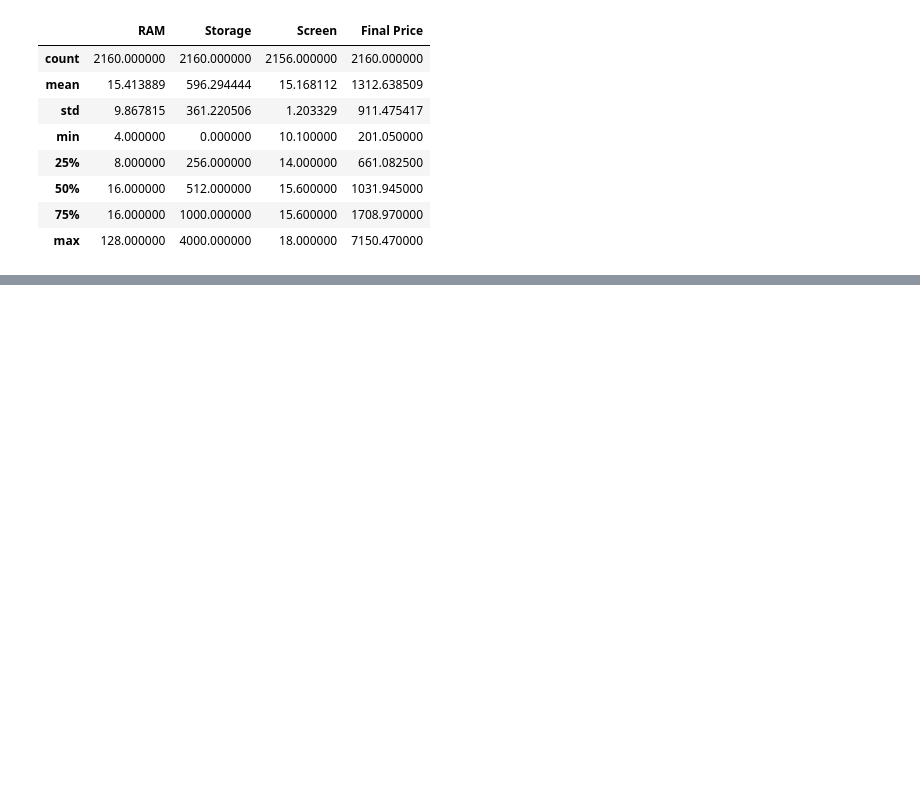
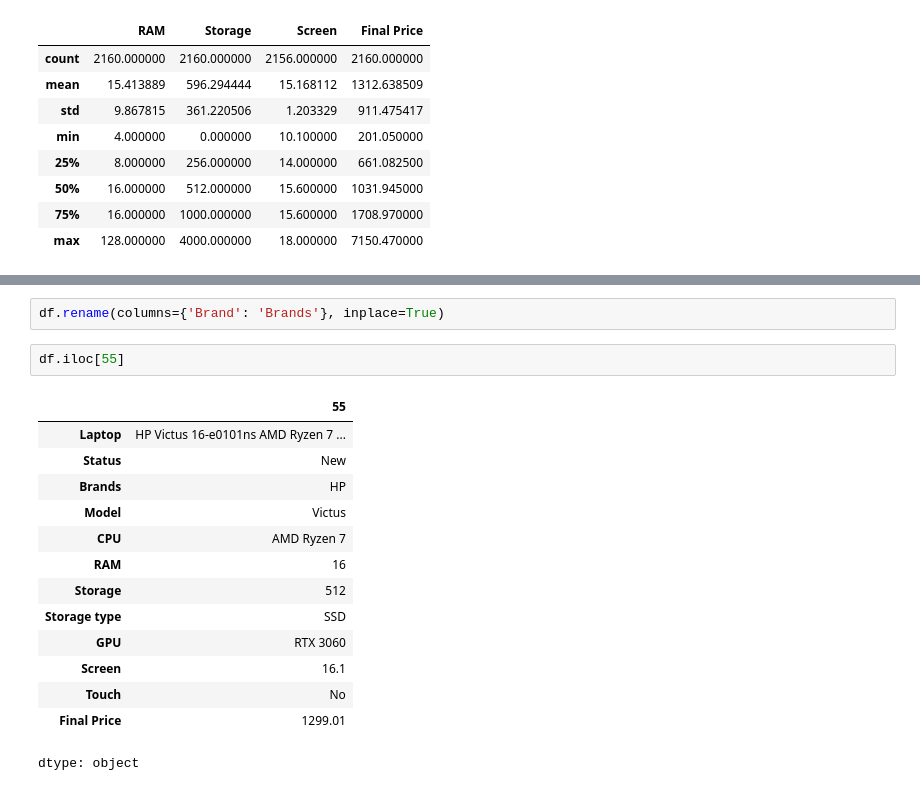
Before and after one commit to Owaisk23/2403F1, a Jupyter notebook: AI/Pandas/Pandasfundamental2405F1.ipynb, the cells around one changed output, grey strips where cells are left out. Drawn from its saved outputs; the diff is of its cells as text; blank space fills up the shorter version.

```diff
--- a/AI/Pandas/Pandasfundamental2405F1.ipynb
+++ b/AI/Pandas/Pandasfundamental2405F1.ipynb
@@ -181,0 +238,19 @@ df.describe()
+# %%
+df.rename(columns={'Brand': 'Brands'}, inplace=True)
+# %%
+df.iloc[55]
+# %% [output]
+|  | 55 |
+| Laptop | HP Victus 16-e0101ns AMD Ryzen 7 ... |
+| Status | New |
+| Brands | HP |
+| Model | Victus |
+| CPU | AMD Ryzen 7 |
+| RAM | 16 |
+| Storage | 512 |
+| Storage type | SSD |
+| GPU | RTX 3060 |
+| Screen | 16.1 |
+| Touch | No |
+| Final Price | 1299.01 |
+dtype: object
```
Also changed, not shown: parts of 8 cells of this notebook.
